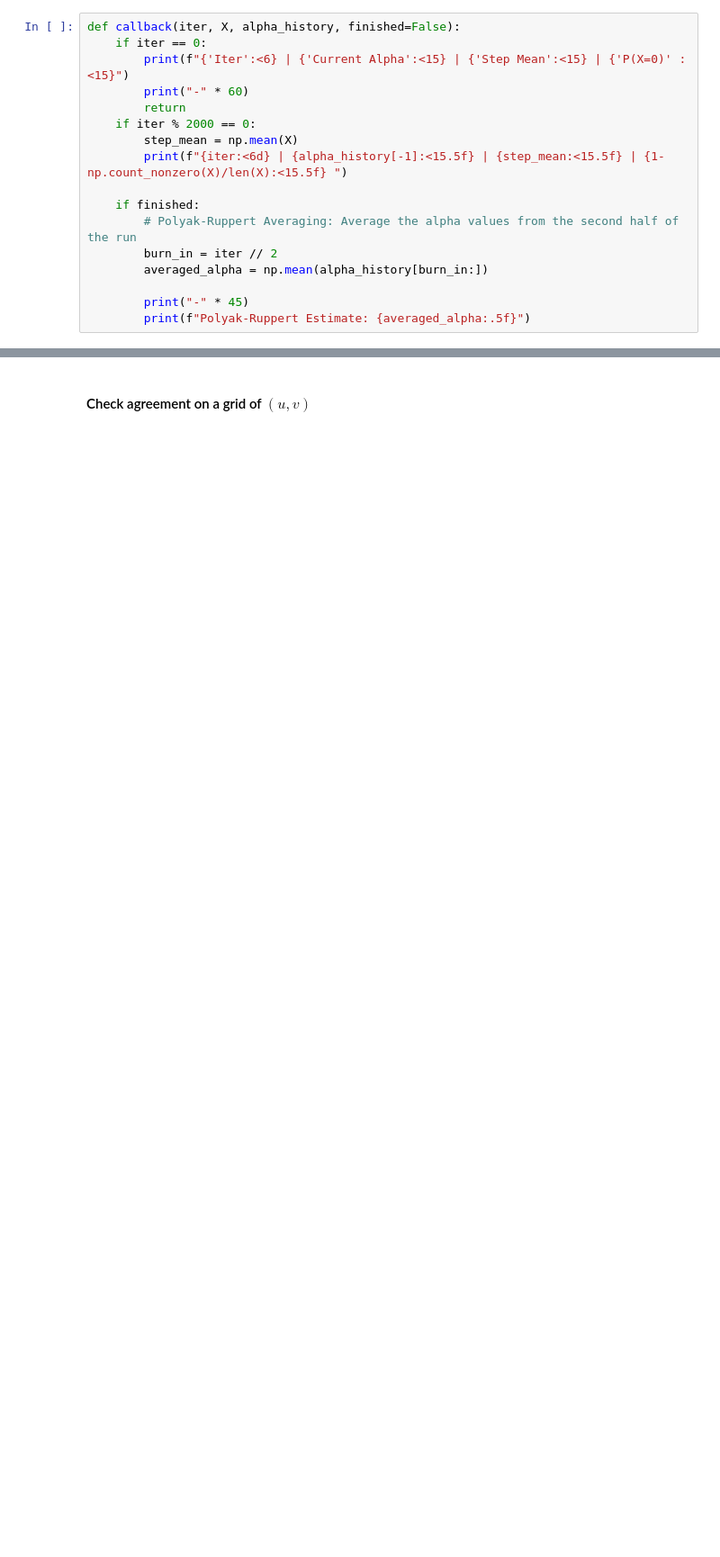
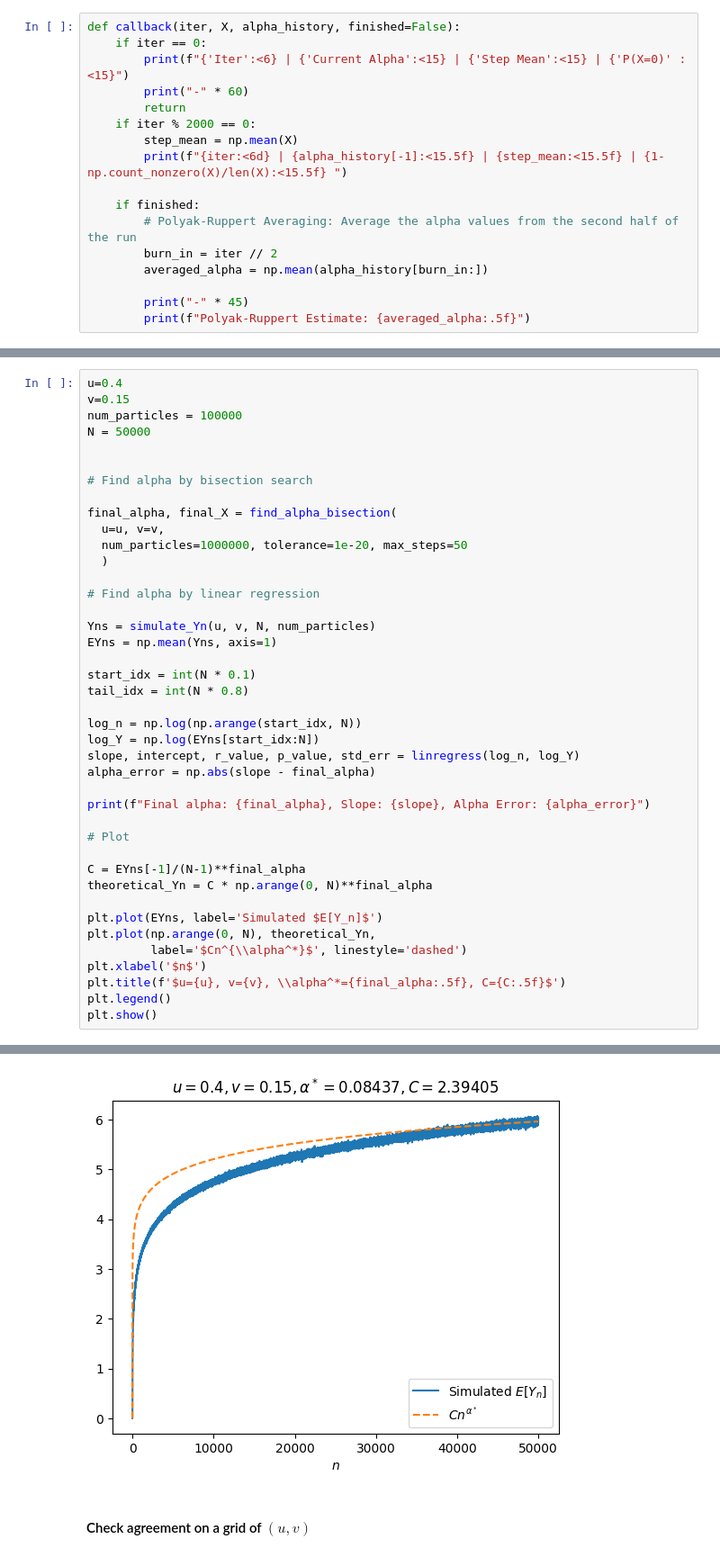
Before and after one commit to mintcd/m2-bezout, a Jupyter notebook: internship/src/knuth/check_asymptotic.ipynb, the cells around one changed output, grey strips where cells are left out. Shown at 90% size. Saved outputs shown, nothing was run; the diff lists cells and outputs as text; blank space fills up the shorter version.

```diff
--- a/internship/src/knuth/check_asymptotic.ipynb
+++ b/internship/src/knuth/check_asymptotic.ipynb
@@ -407,0 +375,42 @@ MSE between EYns/C and n^alpha: 0.02885768677063971
+# %%
+u=0.4
+v=0.15
+num_particles = 100000
+N = 50000
+
+
+# Find alpha by bisection search
+
+final_alpha, final_X = find_alpha_bisection(
+  u=u, v=v,
+  num_particles=1000000, tolerance=1e-20, max_steps=50
+  )
+
+# Find alpha by linear regression
+
+Yns = simulate_Yn(u, v, N, num_particles)
+EYns = np.mean(Yns, axis=1)
+
+start_idx = int(N * 0.1)
+tail_idx = int(N * 0.8)
+
+log_n = np.log(np.arange(start_idx, N))
+log_Y = np.log(EYns[start_idx:N])
+slope, intercept, r_value, p_value, std_err = linregress(log_n, log_Y)
+alpha_error = np.abs(slope - final_alpha)
+
+print(f"Final alpha: {final_alpha}, Slope: {slope}, Alpha Error: {alpha_error}")
+
+# Plot
+
+C = EYns[-1]/(N-1)**final_alpha
+theoretical_Yn = C * np.arange(0, N)**final_alpha
+
+plt.plot(EYns, label='Simulated $E[Y_n]$')
+plt.plot(np.arange(0, N), theoretical_Yn,
+         label='$Cn^{\\alpha^*}$', linestyle='dashed')
+plt.xlabel('$n$')
+plt.title(f'$u={u}, v={v}, \\alpha^*={final_alpha:.5f}, C={C:.5f}$')
+plt.legend()
+plt.show()
+# %% [output]
@@ -408,2 +434,3 @@ MSE between EYns/C and n^alpha: 0.02885768677063971
+[figure, added]
 # %% [markdown]
 #### Check agreement on a grid of $(u,v)$
```
Also changed, not shown: parts of 16 cells of this notebook, 8 other files.
